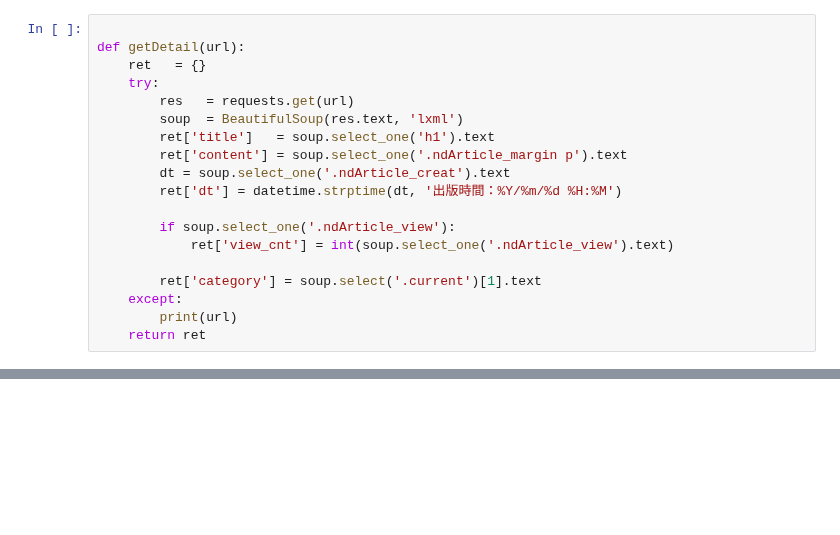
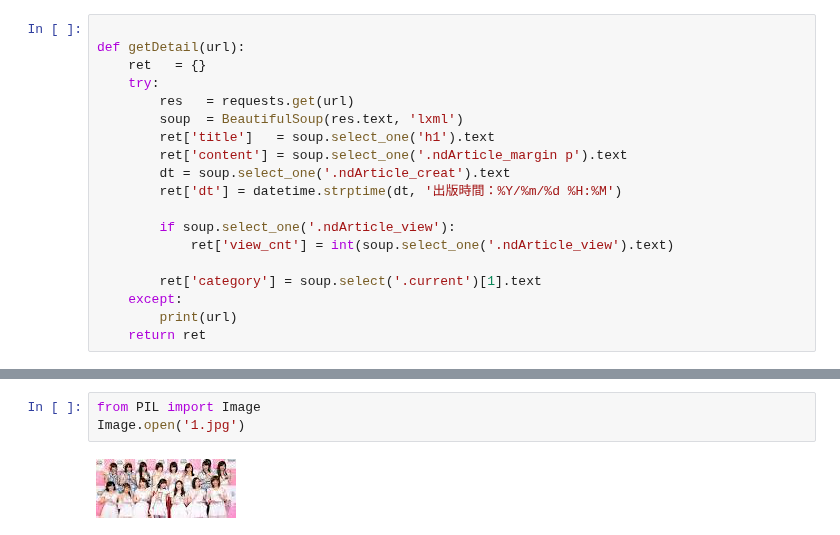
Before and after one commit to ywchiu/ctbc, a Jupyter notebook: Demo20181029.ipynb, the cells around one changed output, grey strips where cells are left out. Saved outputs shown, nothing was run; the diff lists cells and outputs as text; blank space fills up the shorter version.

```diff
--- a/Demo20181029.ipynb
+++ b/Demo20181029.ipynb
@@ -444,0 +527,5 @@ def getDetail(url):
+# %%
+from PIL import Image
+Image.open('1.jpg')
+# %% [output]
+[figure, added]
```
Also changed, not shown: parts of 15 cells of this notebook.
